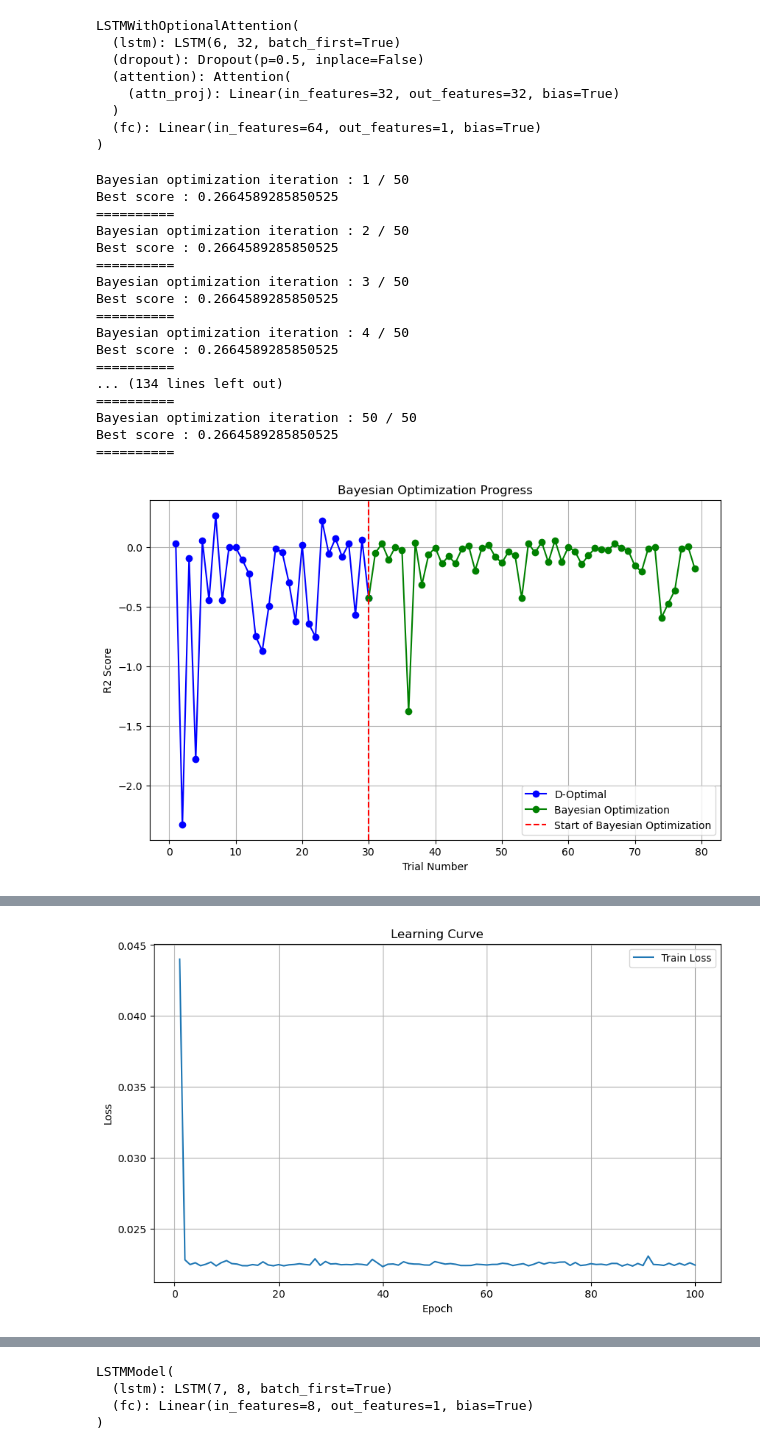
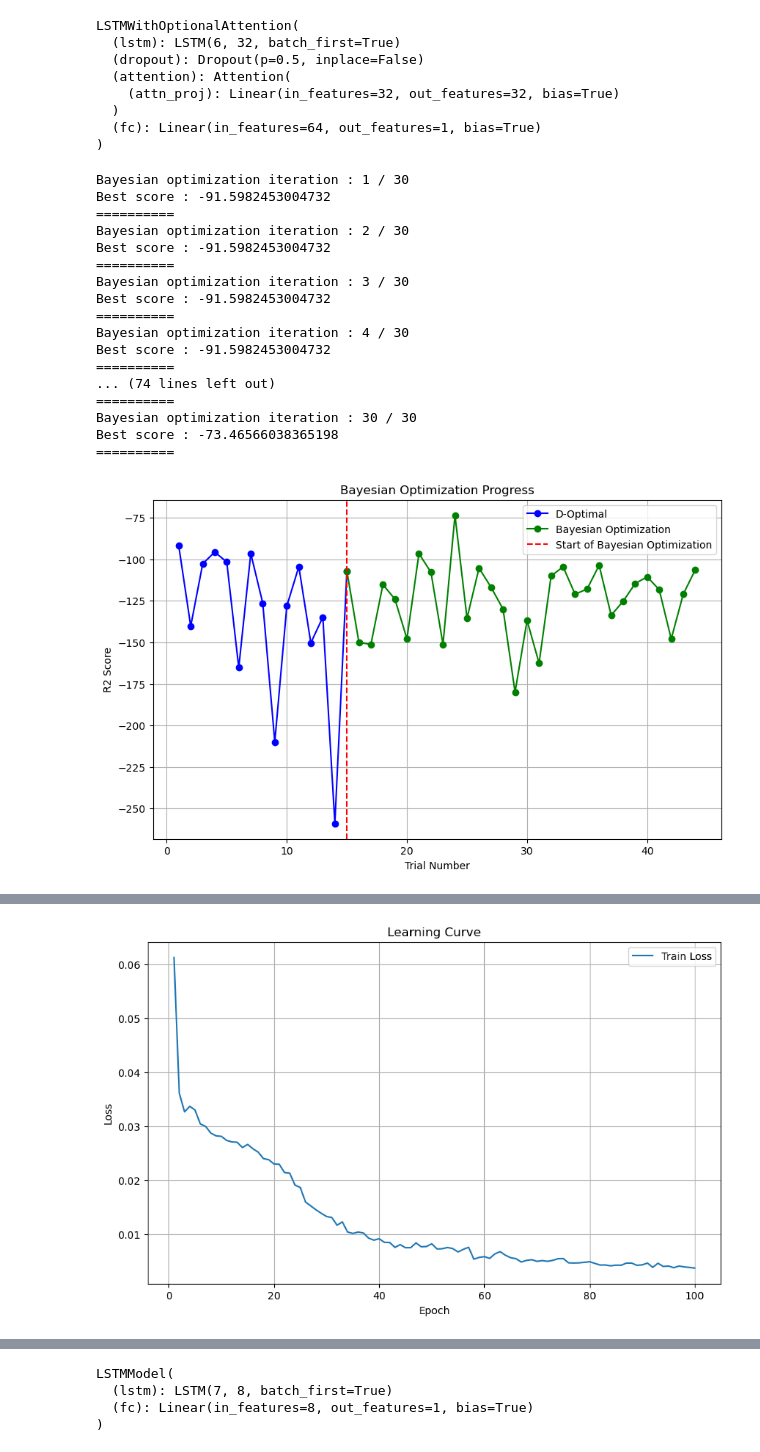
Before and after one commit to yuito0311/mycode, a Jupyter notebook: main.ipynb, the cells around one changed output, grey strips where cells are left out. Cells and saved outputs as stored; diff of their text form; code cells hidden in the pictures.

```diff
--- a/main.ipynb
+++ b/main.ipynb
@@ -191,7 +191,7 @@ import matplotlib.pyplot as plt
 import numpy as np
 
 # 外部ファイルから必要な関数をインポート (修正)
-from bo_lstm_multiple_acquisition_function import bo_lstm_hyperparams  # 適切なパスに修正
+from bo_lstm_multiple_acquisition_function import bo_lstm_hyperparams, r2lm  # 適切なパスに修正
 
 # データセットの読み込み
 try:
@@ -207,7 +207,7 @@ train_dataset, test_dataset = train_test_split(dataset, test_size=0.3, shuffle=F
 (model, optimal_window_size, optimal_batch_size, optimal_learning_rate) = bo_lstm_hyperparams(
     train_dataset,
     num_epochs=100,
-    bo_iteration_number=50,
+    bo_iteration_number=30,
     display_flag=True,
     bo_iteration_plot=True
 )
@@ -302,7 +302,8 @@ with torch.no_grad():
             all_attention_weights.extend(attention_weights.cpu().numpy())
 
 average_test_loss = test_loss / len(test_loader.dataset) # test_loaderを使うように修正
-r2 = r2_score(all_true_test_targets, all_test_predictions)
+#r2 = r2_score(all_true_test_targets, all_test_predictions)
+r2 = r2lm(all_true_test_targets, all_test_predictions)
 mae = mean_absolute_error(all_true_test_targets, all_test_predictions)
 rmse = np.sqrt(mean_squared_error(all_true_test_targets, all_test_predictions))
 
@@ -324,42 +325,42 @@ plt.legend()
 plt.grid(True)
 plt.show()
 
 # テスト結果
 plt.figure(figsize=(12, 6))
 plt.plot(all_true_test_targets, label='Actual')
 plt.plot(all_test_predictions, label='Predicted')
 plt.xlabel('Time Step')
 plt.ylabel('Value')
 plt.title('Test Data: Actual vs Predicted')
 plt.legend()
 plt.grid(True)
 plt.show()
 
 if use_attention:
     # Attentionの重みの可視化 (例として最初のテストサンプルのみ)
     plt.figure(figsize=(12, 6))
     plt.imshow(np.array(all_attention_weights[0]), cmap='viridis', aspect='auto')
     plt.colorbar()
     plt.title('Attention Weights (First Test Sample)')
     plt.xlabel('Input Time Step')
     plt.ylabel('Output Time Step')
     plt.show()
 # %% [output]
-Bayesian optimization iteration : 1 / 50
-Best score : 0.2664589285850525
+Bayesian optimization iteration : 1 / 30
+Best score : -91.5982453004732
 ==========
-Bayesian optimization iteration : 2 / 50
-Best score : 0.2664589285850525
+Bayesian optimization iteration : 2 / 30
+Best score : -91.5982453004732
 ==========
-Bayesian optimization iteration : 3 / 50
-Best score : 0.2664589285850525
+Bayesian optimization iteration : 3 / 30
+Best score : -91.5982453004732
 ==========
-Bayesian optimization iteration : 4 / 50
-Best score : 0.2664589285850525
+Bayesian optimization iteration : 4 / 30
+Best score : -91.5982453004732
 ==========
-... (134 lines left out)
+... (74 lines left out)
 ==========
-Bayesian optimization iteration : 50 / 50
-Best score : 0.2664589285850525
+Bayesian optimization iteration : 30 / 30
+Best score : -73.46566038365198
 ==========
-[figure, old version]
+[figure, new version]
@@ -383 +384 @@ RMSE: 0.1810
-[figure, old version]
+[figure, new version]
```
Also changed, not shown: parts of 2 cells of this notebook, 3 other files.
